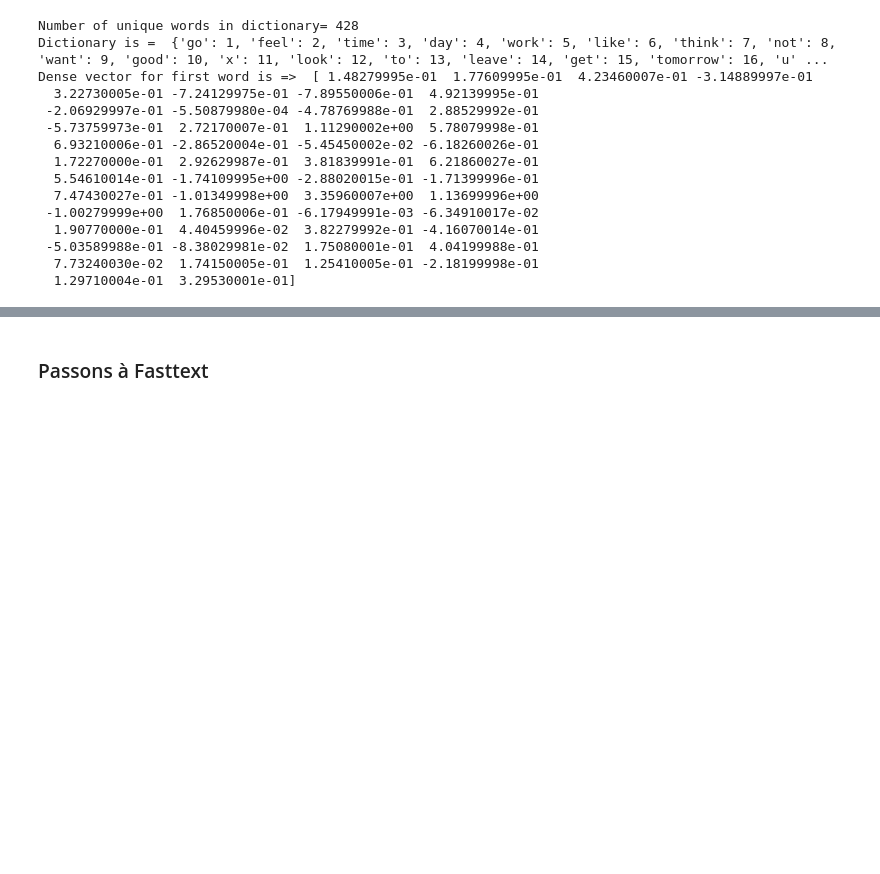
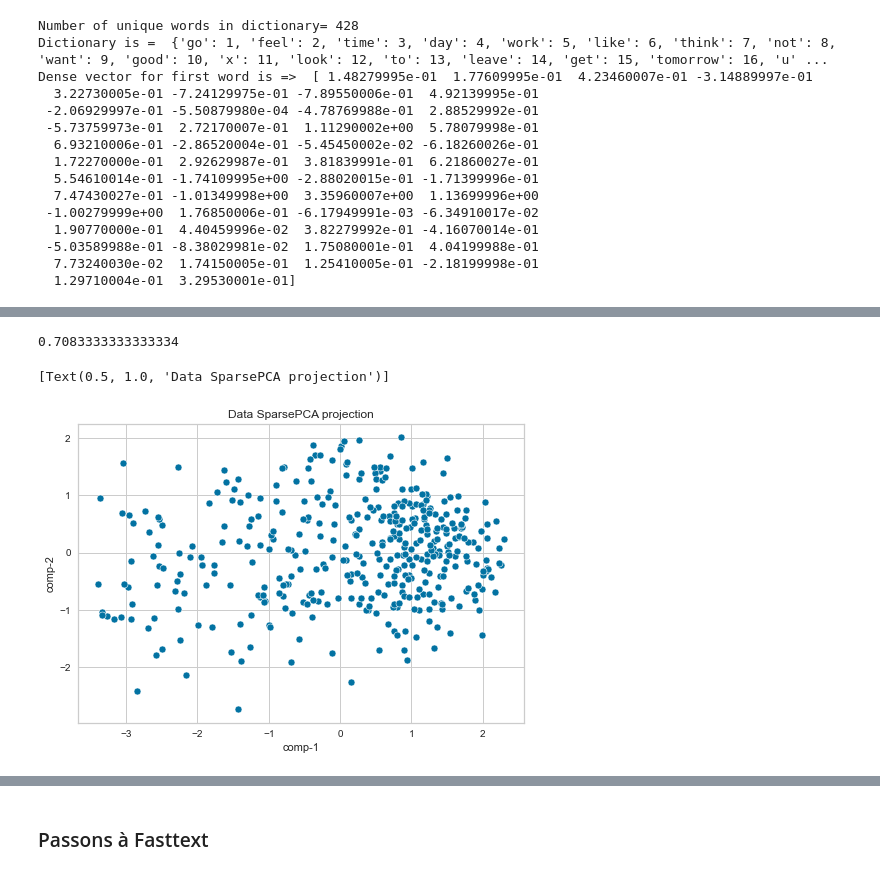
Before and after one commit to AurelieAAN/Project7_detection_des_tweets_d_insatisfactions_deep_learning, a Jupyter notebook: P7_02_scripts.ipynb, the cells around one changed output, grey strips where cells are left out. Cells and saved outputs as stored; diff of their text form; code cells hidden in the pictures; blank space fills up the shorter version.

```diff
--- a/P7_02_scripts.ipynb
+++ b/P7_02_scripts.ipynb
@@ -643,0 +672,22 @@ Dense vector for first word is =>  [ 1.48279995e-01  1.77609995e-01  4.23460007e
+# %%
+transformer = SparsePCA(n_components=12, random_state=0)
+transformer.fit(embedding_matrix_vocab)
+
+X_transformed = transformer.transform(embedding_matrix_vocab)
+X_transformed.shape
+
+# most values in the components_ are zero (sparsity)
+np.mean(transformer.components_ == 0)
+# %% [output]
+0.7083333333333334
+# %%
+df_sparseacp = pd.DataFrame()
+df_sparseacp["comp-1"] = X_transformed[:,0]
+df_sparseacp["comp-2"] = X_transformed[:,1]
+
+sns.scatterplot(x="comp-1", y="comp-2", #hue=df_sparseacp.y.tolist(),
+                #palette=sns.color_palette("hls", 3),
+                data=df_sparseacp).set(title="Data SparsePCA projection")
+# %% [output]
+[Text(0.5, 1.0, 'Data SparsePCA projection')]
+[figure, added]
```
Also changed, not shown: parts of 17 cells of this notebook.
